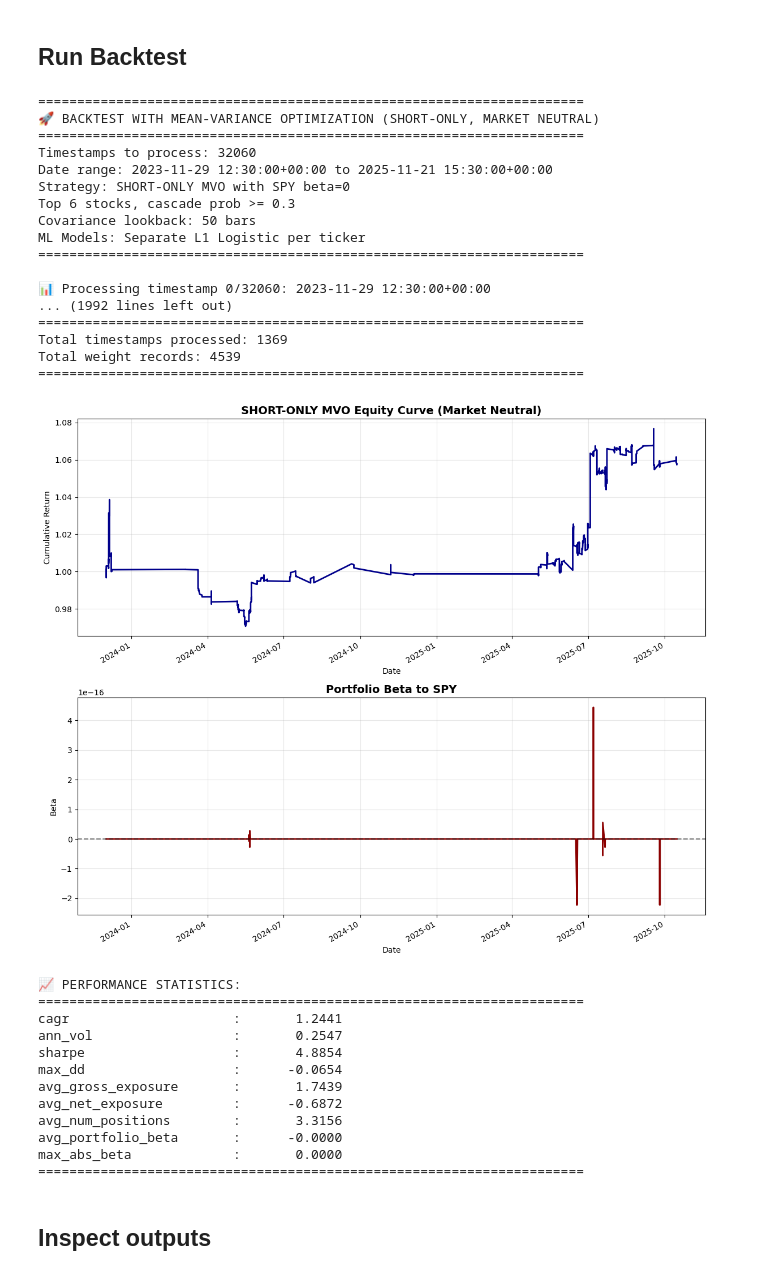
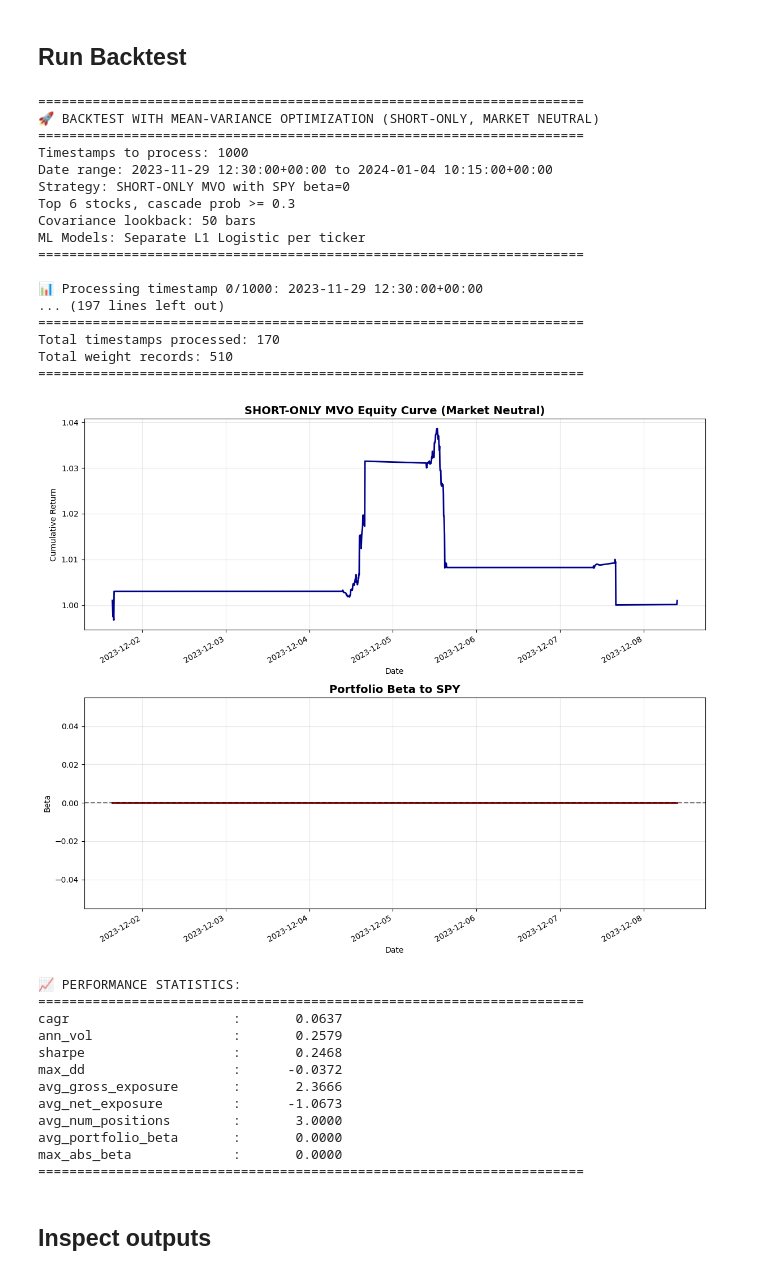
Before and after one commit to amitchell-thomson/Alpha-Fund-Project, a Jupyter notebook: notebooks/Backtest.ipynb, the cells around one changed output. Drawn from its saved outputs; the diff is of its cells as text; code cells hidden in the pictures.

```diff
--- a/notebooks/Backtest.ipynb
+++ b/notebooks/Backtest.ipynb
@@ -42,40 +42,41 @@ Cascade rate: 4.37%
 # %%
 res = run_backtest_mvo(
     df=df,
     risk_col="rv_20",
     top_n_tickers=6,
     lookback_bars=8,
     start_timestamp_index=100,  # Skip first 100 timestamps for warm-up
+    max_timestamps=1000
 )
 # %% [output]
 ======================================================================
 🚀 BACKTEST WITH MEAN-VARIANCE OPTIMIZATION (SHORT-ONLY, MARKET NEUTRAL)
 ======================================================================
-Timestamps to process: 32060
-Date range: 2023-11-29 12:30:00+00:00 to 2025-11-21 15:30:00+00:00
+Timestamps to process: 1000
+Date range: 2023-11-29 12:30:00+00:00 to 2024-01-04 10:15:00+00:00
 Strategy: SHORT-ONLY MVO with SPY beta=0
 Top 6 stocks, cascade prob >= 0.3
 Covariance lookback: 50 bars
 ML Models: Separate L1 Logistic per ticker
 ======================================================================
 
-📊 Processing timestamp 0/32060: 2023-11-29 12:30:00+00:00
-... (1992 lines left out)
+📊 Processing timestamp 0/1000: 2023-11-29 12:30:00+00:00
+... (197 lines left out)
 ======================================================================
-Total timestamps processed: 1369
-Total weight records: 4539
+Total timestamps processed: 170
+Total weight records: 510
 ======================================================================
-[figure, old version]
+[figure, new version]
 📈 PERFORMANCE STATISTICS:
 ======================================================================
-cagr                     :       1.2441
-ann_vol                  :       0.2547
-sharpe                   :       4.8854
-max_dd                   :      -0.0654
-avg_gross_exposure       :       1.7439
-avg_net_exposure         :      -0.6872
-avg_num_positions        :       3.3156
-avg_portfolio_beta       :      -0.0000
+cagr                     :       0.0637
+ann_vol                  :       0.2579
+sharpe                   :       0.2468
+max_dd                   :      -0.0372
+avg_gross_exposure       :       2.3666
+avg_net_exposure         :      -1.0673
+avg_num_positions        :       3.0000
+avg_portfolio_beta       :       0.0000
 max_abs_beta             :       0.0000
 ======================================================================
 # %% [markdown]
```
Also changed, not shown: parts of 5 cells of this notebook, 2 other files.
